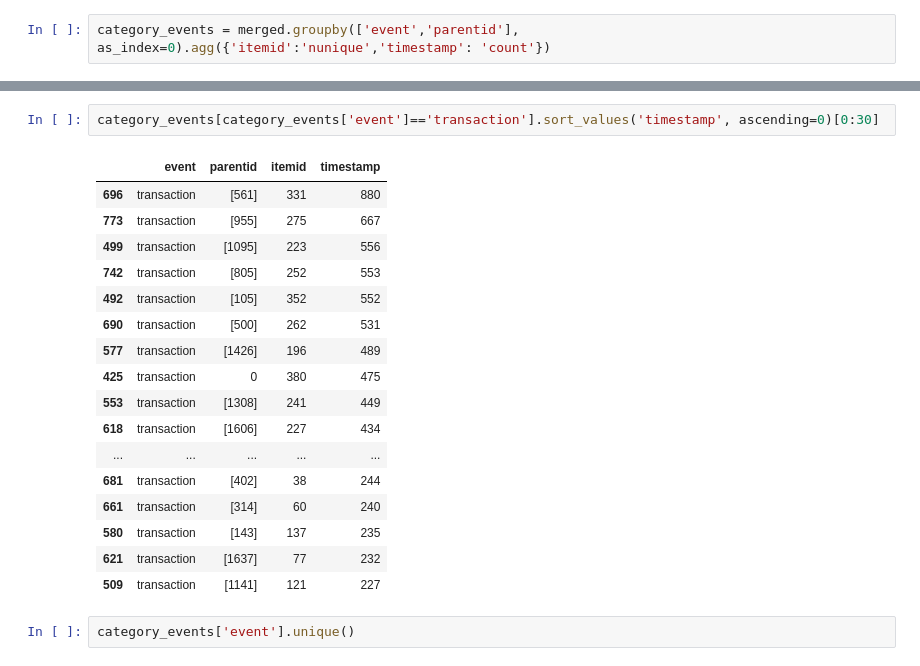
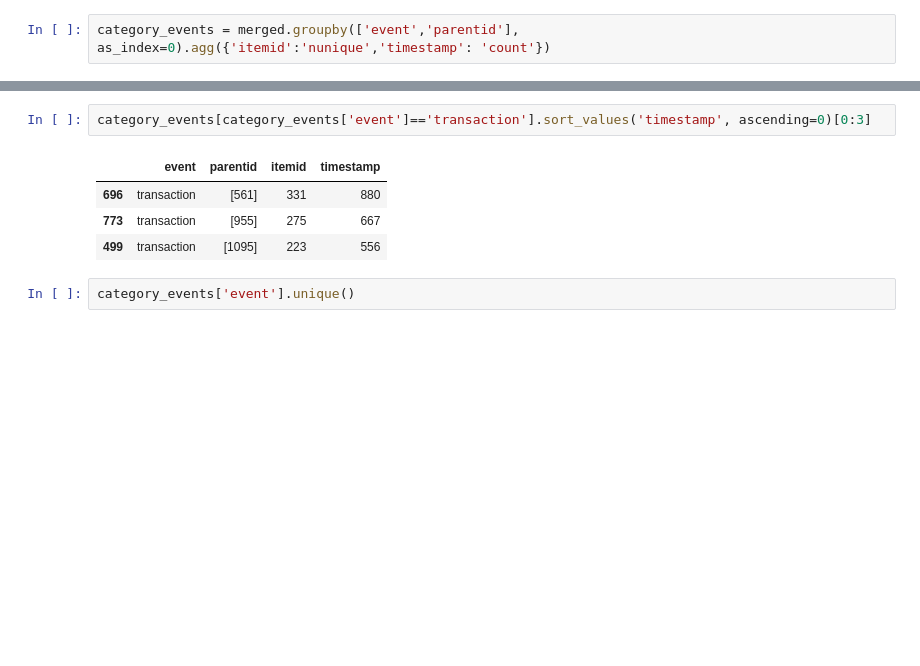
Before and after one commit to AndreyProkofiev/mle-pr-final, a Jupyter notebook: notebooks/eda.ipynb, the cells around one changed output, grey strips where cells are left out. Drawn from its saved outputs; the diff is of its cells as text; blank space fills up the shorter version.

```diff
--- a/notebooks/eda.ipynb
+++ b/notebooks/eda.ipynb
@@ -681,23 +580,10 @@ category_events[category_events['event']=='addtocart'].sort_values('timestamp',
 # %%
-category_events[category_events['event']=='transaction'].sort_values('timestamp', ascending=0)[0:30]
+category_events[category_events['event']=='transaction'].sort_values('timestamp', ascending=0)[0:3]
 # %% [output]
 |  | event | parentid | itemid | timestamp |
 | 696 | transaction | [561] | 331 | 880 |
 | 773 | transaction | [955] | 275 | 667 |
 | 499 | transaction | [1095] | 223 | 556 |
-| 742 | transaction | [805] | 252 | 553 |
-| 492 | transaction | [105] | 352 | 552 |
-| 690 | transaction | [500] | 262 | 531 |
-| 577 | transaction | [1426] | 196 | 489 |
-| 425 | transaction | 0 | 380 | 475 |
-| 553 | transaction | [1308] | 241 | 449 |
-| 618 | transaction | [1606] | 227 | 434 |
-| ... | ... | ... | ... | ... |
-| 681 | transaction | [402] | 38 | 244 |
-| 661 | transaction | [314] | 60 | 240 |
-| 580 | transaction | [143] | 137 | 235 |
-| 621 | transaction | [1637] | 77 | 232 |
-| 509 | transaction | [1141] | 121 | 227 |
 # %%
 category_events['event'].unique()
 # %% [output]
```
Also changed, not shown: parts of 23 cells of this notebook, 1 other file.
